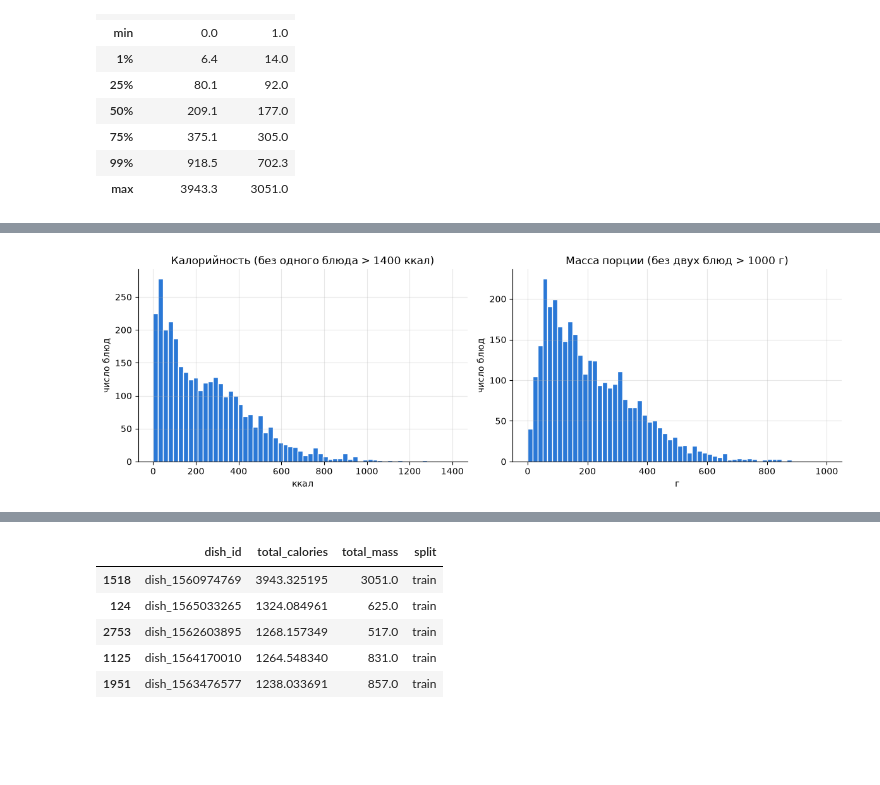
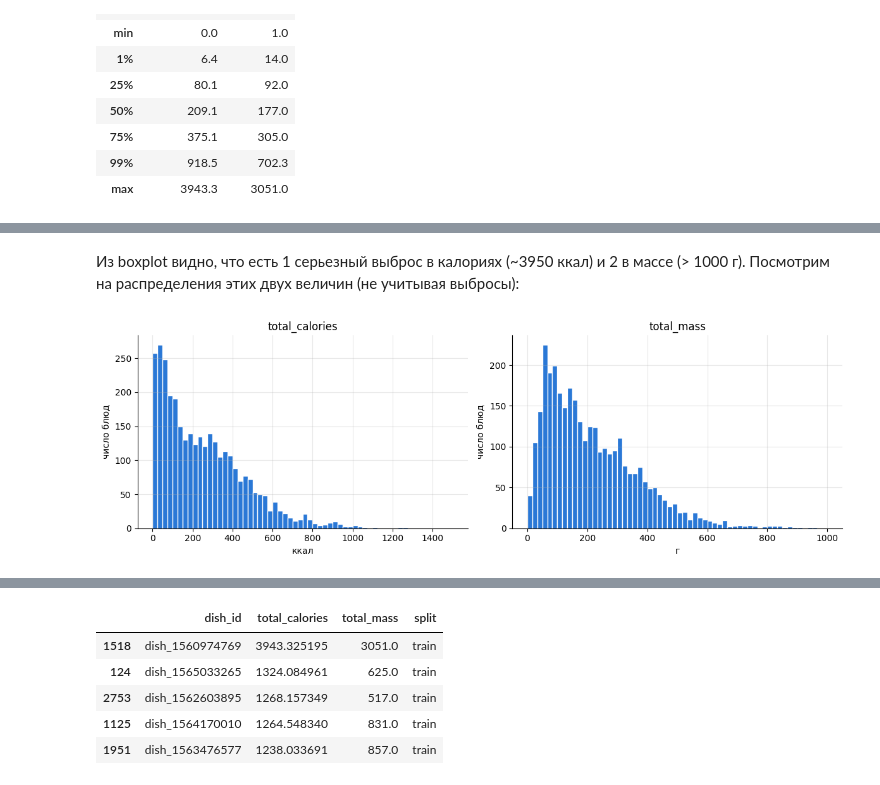
Before and after one commit to andr3w13/Nutrition, a Jupyter notebook: notebook.ipynb, the cells around one changed output, grey strips where cells are left out. Drawn from its saved outputs; the diff is of its cells as text; code cells hidden in the pictures; blank space fills up the shorter version.

```diff
--- a/notebook.ipynb
+++ b/notebook.ipynb
@@ -165,13 +177,15 @@ dish[["total_calories", "total_mass"]].describe(percentiles=[0.01, 0.25, 0.5, 0.
+# %% [markdown]
+Из boxplot видно, что есть 1 серьезный выброс в калориях (~3950 ккал) и 2 в массе (> 1000 г). Посмотрим на распределения этих двух величин (не учитывая выбросы):
 # %%
 fig, axes = plt.subplots(1, 2, figsize=(12, 4))
-axes[0].hist(dish["total_calories"], bins=60, range=(0, 1400), color=BLUE, edgecolor="white")
-axes[0].set(title="Калорийность (без одного блюда > 1400 ккал)", xlabel="ккал", ylabel="число блюд")
+axes[0].hist(dish["total_calories"], bins=60, range=(0, 1500), color=BLUE, edgecolor="white")
+axes[0].set(title="total_calories", xlabel="ккал", ylabel="число блюд")
 axes[1].hist(dish["total_mass"], bins=60, range=(0, 1000), color=BLUE, edgecolor="white")
-axes[1].set(title="Масса порции (без двух блюд > 1000 г)", xlabel="г", ylabel="число блюд")
+axes[1].set(title="total_mass", xlabel="г", ylabel="число блюд")
 plt.tight_layout()
 plt.show()
 # %% [output]
-[figure, old version]
+[figure, new version]
 # %%
 fig, axes = plt.subplots(1, 2, figsize=(12, 4))
 for ax, col, rng in [(axes[0], "total_calories", (0, 1400)), (axes[1], "total_mass", (0, 1000))]:
```
Also changed, not shown: parts of 19 cells of this notebook.
